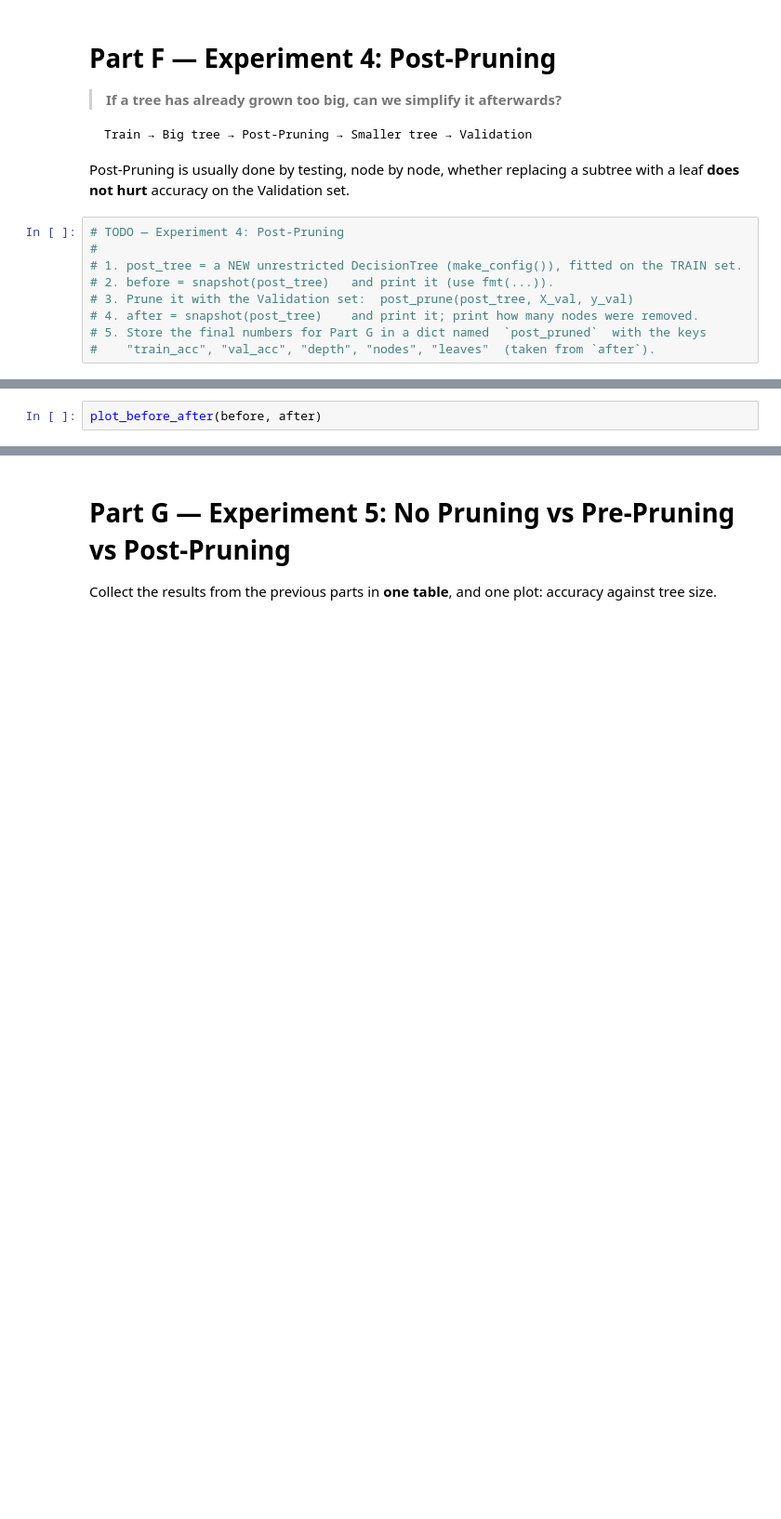
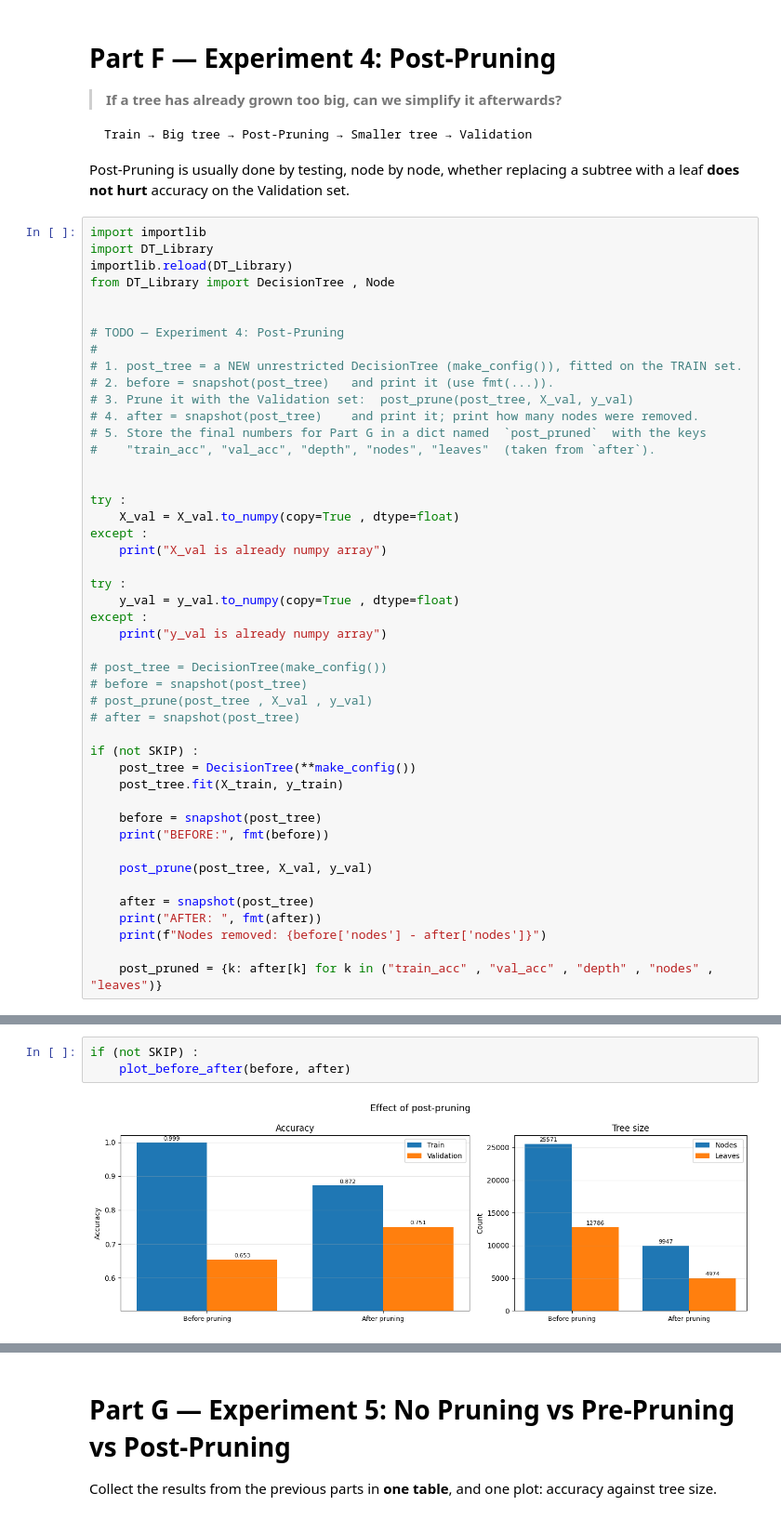
Before and after one commit to AmirAliRh85/DecisionTree, a Jupyter notebook: Decision_Tree.ipynb, the cells around one changed output, grey strips where cells are left out. Shown at 93% size. Cells and saved outputs as stored; diff of their text form; blank space fills up the shorter version.

````diff
--- a/Decision_Tree.ipynb
+++ b/Decision_Tree.ipynb
@@ -2082,6 +2359,12 @@ Train → Big tree → Post-Pruning → Smaller tree → Validation
 ```
 Post-Pruning is usually done by testing, node by node, whether replacing a subtree with a leaf **does not hurt** accuracy on the Validation set.
 # %%
+import importlib
+import DT_Library
+importlib.reload(DT_Library)
+from DT_Library import DecisionTree , Node
+
+
 # TODO — Experiment 4: Post-Pruning
 #
 # 1. post_tree = a NEW unrestricted DecisionTree (make_config()), fitted on the TRAIN set.
@@ -2090,3 +2373,34 @@ Post-Pruning is usually done by testing, node by node, whether replacing a subtr
 # 4. after = snapshot(post_tree)    and print it; print how many nodes were removed.
 # 5. Store the final numbers for Part G in a dict named  `post_pruned`  with the keys
 #    "train_acc", "val_acc", "depth", "nodes", "leaves"  (taken from `after`).
+
+
+try :
+    X_val = X_val.to_numpy(copy=True , dtype=float)
+except :
+    print("X_val is already numpy array")
+
+try :
+    y_val = y_val.to_numpy(copy=True , dtype=float)
+except :
+    print("y_val is already numpy array")
+
+# post_tree = DecisionTree(make_config())
+# before = snapshot(post_tree)
+# post_prune(post_tree , X_val , y_val)
+# after = snapshot(post_tree)
+
+if (not SKIP) :
+    post_tree = DecisionTree(**make_config())
+    post_tree.fit(X_train, y_train)
+
+    before = snapshot(post_tree)
+    print("BEFORE:", fmt(before))
+
+    post_prune(post_tree, X_val, y_val)
+
+    after = snapshot(post_tree)
+    print("AFTER: ", fmt(after))
+    print(f"Nodes removed: {before['nodes'] - after['nodes']}")
+
+    post_pruned = {k: after[k] for k in ("train_acc" , "val_acc" , "depth" , "nodes" , "leaves")}
@@ -2093,4 +2411,7 @@ Post-Pruning is usually done by testing, node by node, whether replacing a subtr
 # %%
-plot_before_after(before, after)
+if (not SKIP) :
+    plot_before_after(before, after)
+# %% [output]
+[figure, added]
 # %% [markdown]
 ### Questions (Part F)
````
Also changed, not shown: parts of 59 cells of this notebook, 2 other files.
